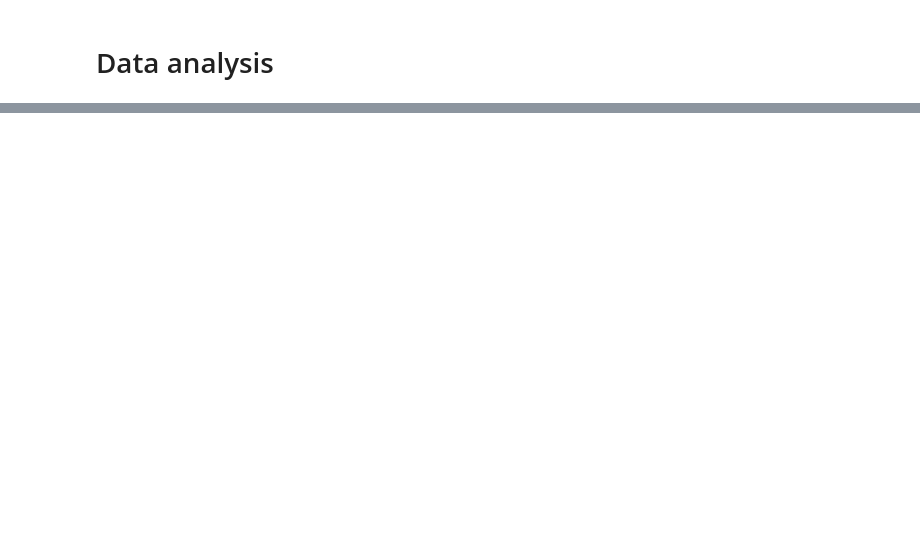
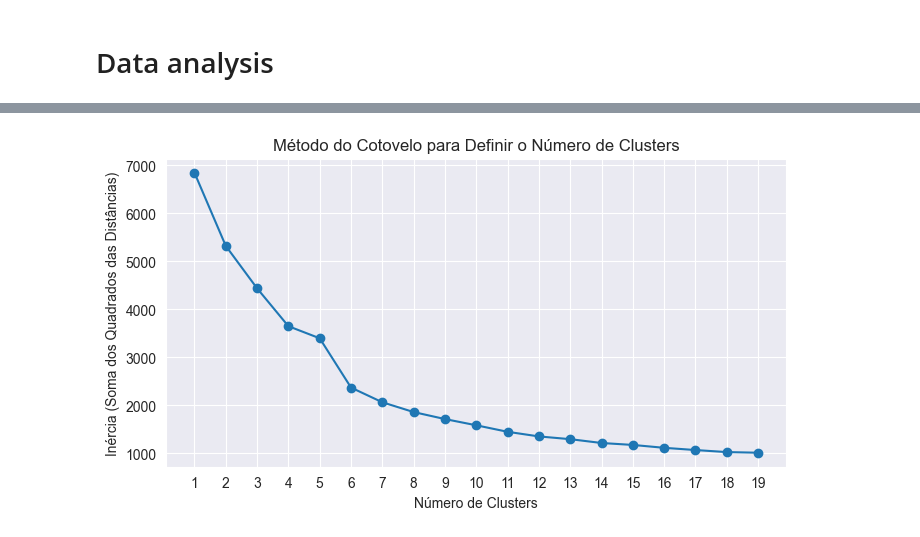
Before and after one commit to IsraP/IP-TCC, a Jupyter notebook: TCC.ipynb, the cells around one changed output, grey strips where cells are left out. Saved outputs shown, nothing was run; the diff lists cells and outputs as text; code cells hidden in the pictures; blank space fills up the shorter version.

```diff
--- a/TCC.ipynb
+++ b/TCC.ipynb
@@ -75,0 +207,23 @@ for day in days_order:
+# %%
+# Lista para guardar as inércias
+inertias = []
+
+# Lista para o número de clusters
+num_clusters = range(1, 20)  # Geralmente, começamos com 1 e terminamos em algum número que parece razoável para o conjunto de dados
+
+# Calculando a inércia para cada número de clusters
+for k in num_clusters:
+    kmeans = KMeans(n_clusters=k, random_state=42)
+    kmeans.fit(features_scaled)
+    inertias.append(kmeans.inertia_)
+
+# Plotando o método do cotovelo
+plt.figure(figsize=(8, 4))
+plt.plot(num_clusters, inertias, '-o')
+plt.title('Método do Cotovelo para Definir o Número de Clusters')
+plt.xlabel('Número de Clusters')
+plt.ylabel('Inércia (Soma dos Quadrados das Distâncias)')
+plt.xticks(num_clusters)
+plt.show()
+# %% [output]
+[figure, added]
```
Also changed, not shown: parts of 17 cells of this notebook, 1 other file.
